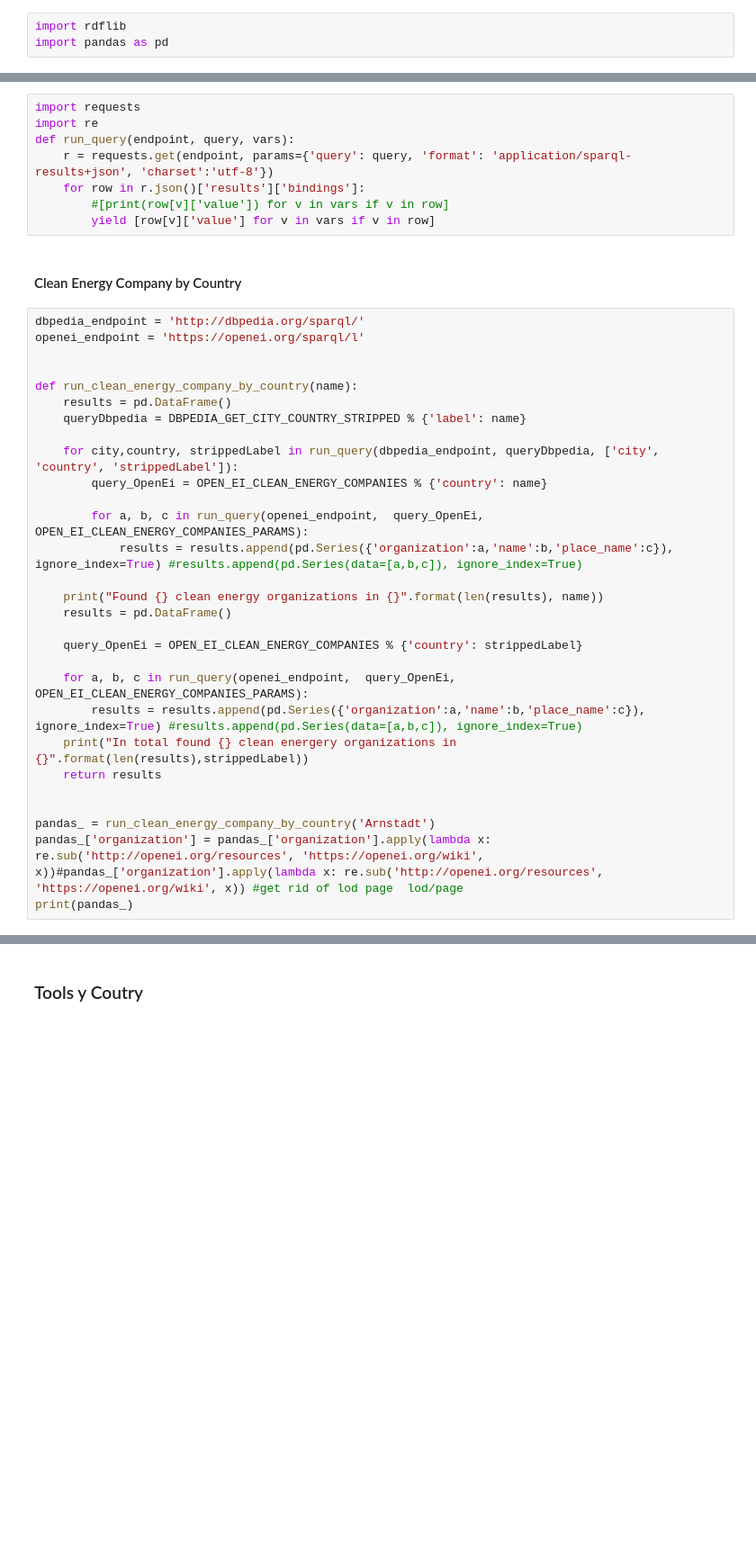
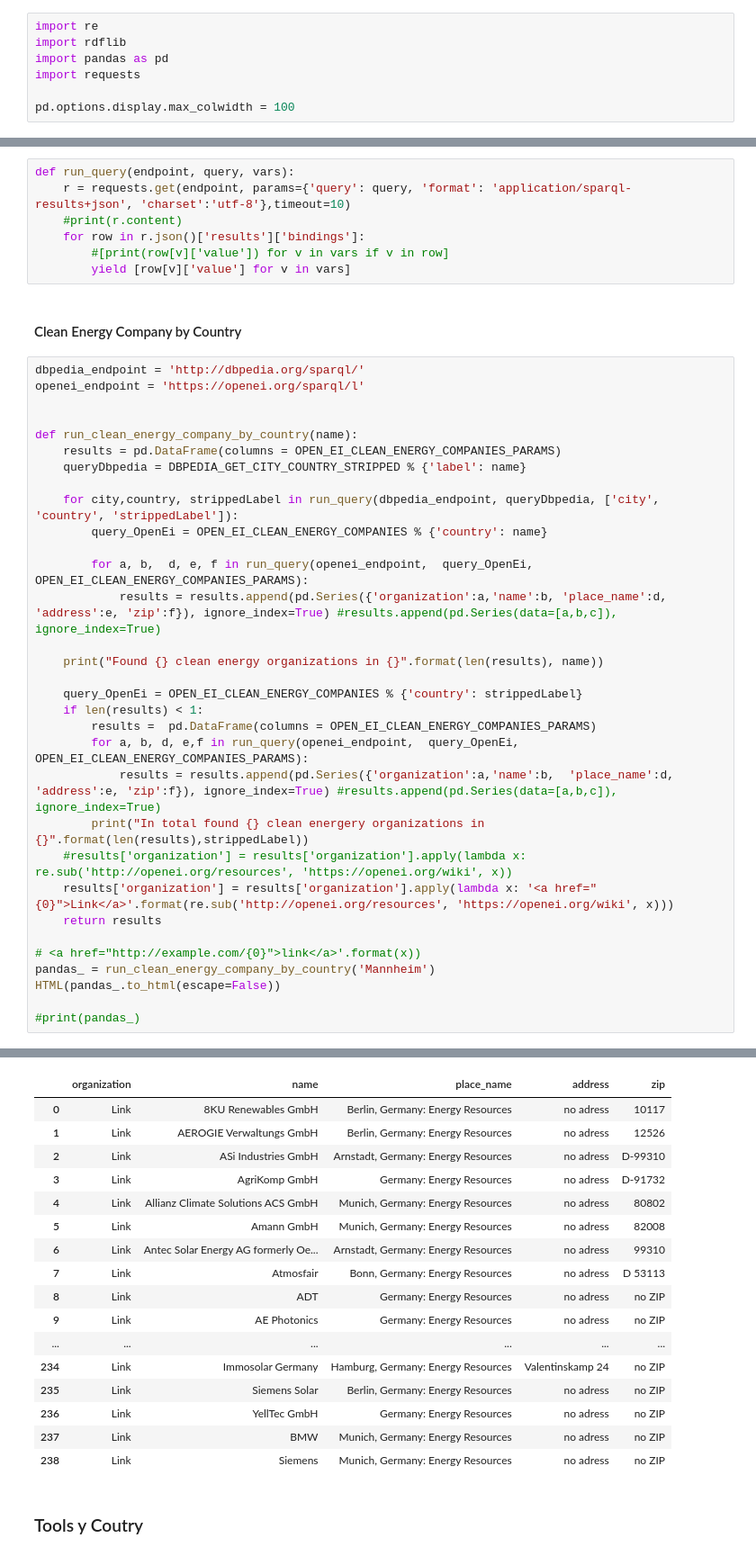
Before and after one commit to JazminWhy/swt_smj, a Jupyter notebook: swt_smj.ipynb, the cells around one changed output, grey strips where cells are left out. Shown at 90% size. Drawn from its saved outputs; the diff is of its cells as text; blank space fills up the shorter version.

Commit message:
Backed up old sparql query files, inserted new functions, uploaded also the notebook.

```diff
--- a/swt_smj.ipynb
+++ b/swt_smj.ipynb
@@ -1,6 +1,10 @@
 # %%
+import re
 import rdflib
 import pandas as pd
+import requests
+
+pd.options.display.max_colwidth = 100
 # %%
 from IPython.display import HTML
 df = pd.DataFrame(list(range(5)), columns=['a'])
@@ -449,13 +348,12 @@ OPEN_EI_FINANCIAL_PARAMS = ['page' ,'name', 'address', 'place_name' ]
 # %% [markdown]
 ### Run Query General
 # %%
-import requests
-import re
 def run_query(endpoint, query, vars):
-    r = requests.get(endpoint, params={'query': query, 'format': 'application/sparql-results+json', 'charset':'utf-8'})
+    r = requests.get(endpoint, params={'query': query, 'format': 'application/sparql-results+json', 'charset':'utf-8'},timeout=10)
+    #print(r.content)
     for row in r.json()['results']['bindings']:
         #[print(row[v]['value']) for v in vars if v in row]
-        yield [row[v]['value'] for v in vars if v in row]
+        yield [row[v]['value'] for v in vars]
 # %% [markdown]
 #### Clean Energy Company by Country
 # %%
@@ -464,27 +362,30 @@ openei_endpoint = 'https://openei.org/sparql/l'
 
 
 def run_clean_energy_company_by_country(name):
-    results = pd.DataFrame()
+    results = pd.DataFrame(columns = OPEN_EI_CLEAN_ENERGY_COMPANIES_PARAMS)
     queryDbpedia = DBPEDIA_GET_CITY_COUNTRY_STRIPPED % {'label': name}
 
     for city,country, strippedLabel in run_query(dbpedia_endpoint, queryDbpedia, ['city', 'country', 'strippedLabel']):
         query_OpenEi = OPEN_EI_CLEAN_ENERGY_COMPANIES % {'country': name}
 
-        for a, b, c in run_query(openei_endpoint,  query_OpenEi, OPEN_EI_CLEAN_ENERGY_COMPANIES_PARAMS):
-            results = results.append(pd.Series({'organization':a,'name':b,'place_name':c}), ignore_index=True) #results.append(pd.Series(data=[a,b,c]), ignore_index=True)
+        for a, b,  d, e, f in run_query(openei_endpoint,  query_OpenEi, OPEN_EI_CLEAN_ENERGY_COMPANIES_PARAMS):
+            results = results.append(pd.Series({'organization':a,'name':b, 'place_name':d, 'address':e, 'zip':f}), ignore_index=True) #results.append(pd.Series(data=[a,b,c]), ignore_index=True)
 
     print("Found {} clean energy organizations in {}".format(len(results), name))
-    results = pd.DataFrame()
 
     query_OpenEi = OPEN_EI_CLEAN_ENERGY_COMPANIES % {'country': strippedLabel}
-
-    for a, b, c in run_query(openei_endpoint,  query_OpenEi, OPEN_EI_CLEAN_ENERGY_COMPANIES_PARAMS):
-        results = results.append(pd.Series({'organization':a,'name':b,'place_name':c}), ignore_index=True) #results.append(pd.Series(data=[a,b,c]), ignore_index=True)
-    print("In total found {} clean energery organizations in {}".format(len(results),strippedLabel))
+    if len(results) < 1:
+        results =  pd.DataFrame(columns = OPEN_EI_CLEAN_ENERGY_COMPANIES_PARAMS)
+        for a, b, d, e,f in run_query(openei_endpoint,  query_OpenEi, OPEN_EI_CLEAN_ENERGY_COMPANIES_PARAMS):
+            results = results.append(pd.Series({'organization':a,'name':b,  'place_name':d, 'address':e, 'zip':f}), ignore_index=True) #results.append(pd.Series(data=[a,b,c]), ignore_index=True)
+        print("In total found {} clean energery organizations in {}".format(len(results),strippedLabel))
+    #results['organization'] = results['organization'].apply(lambda x: re.sub('http://openei.org/resources', 'https://openei.org/wiki', x))
+    results['organization'] = results['organization'].apply(lambda x: '<a href="{0}">Link</a>'.format(re.sub('http://openei.org/resources', 'https://openei.org/wiki', x)))
     return results
 
+# <a href="http://example.com/{0}">link</a>'.format(x))
+pandas_ = run_clean_energy_company_by_country('Mannheim')
+HTML(pandas_.to_html(escape=False))
 
-pandas_ = run_clean_energy_company_by_country('Arnstadt')
-pandas_['organization'] = pandas_['organization'].apply(lambda x: re.sub('http://openei.org/resources', 'https://openei.org/wiki', x))#pandas_['organization'].apply(lambda x: re.sub('http://openei.org/resources', 'https://openei.org/wiki', x)) #get rid of lod page  lod/page
-print(pandas_)
+#print(pandas_)
 # %% [output]
@@ -508,3 +394,20 @@ In total found 239 clean energery organizations in Germany
+|  | organization | name | place_name | address | zip |
+| 0 | Link | 8KU Renewables GmbH | Berlin, Germany: Energy Resources | no adress | 10117 |
+| 1 | Link | AEROGIE Verwaltungs GmbH | Berlin, Germany: Energy Resources | no adress | 12526 |
+| 2 | Link | ASi Industries GmbH | Arnstadt, Germany: Energy Resources | no adress | D-99310 |
+| 3 | Link | AgriKomp GmbH | Germany: Energy Resources | no adress | D-91732 |
+| 4 | Link | Allianz Climate Solutions ACS GmbH | Munich, Germany: Energy Resources | no adress | 80802 |
+| 5 | Link | Amann GmbH | Munich, Germany: Energy Resources | no adress | 82008 |
+| 6 | Link | Antec Solar Energy AG formerly Oe... | Arnstadt, Germany: Energy Resources | no adress | 99310 |
+| 7 | Link | Atmosfair | Bonn, Germany: Energy Resources | no adress | D 53113 |
+| 8 | Link | ADT | Germany: Energy Resources | no adress | no ZIP |
+| 9 | Link | AE Photonics | Germany: Energy Resources | no adress | no ZIP |
+| ... | ... | ... | ... | ... | ... |
+| 234 | Link | Immosolar Germany | Hamburg, Germany: Energy Resources | Valentinskamp 24 | no ZIP |
+| 235 | Link | Siemens Solar | Berlin, Germany: Energy Resources | no adress | no ZIP |
+| 236 | Link | YellTec GmbH | Germany: Energy Resources | no adress | no ZIP |
+| 237 | Link | BMW | Munich, Germany: Energy Resources | no adress | no ZIP |
+| 238 | Link | Siemens | Munich, Germany: Energy Resources | no adress | no ZIP |
 # %% [markdown]
 ### Tools y Coutry
 # %%
```
Also changed, not shown: parts of 10 cells of this notebook, 2 other files.
